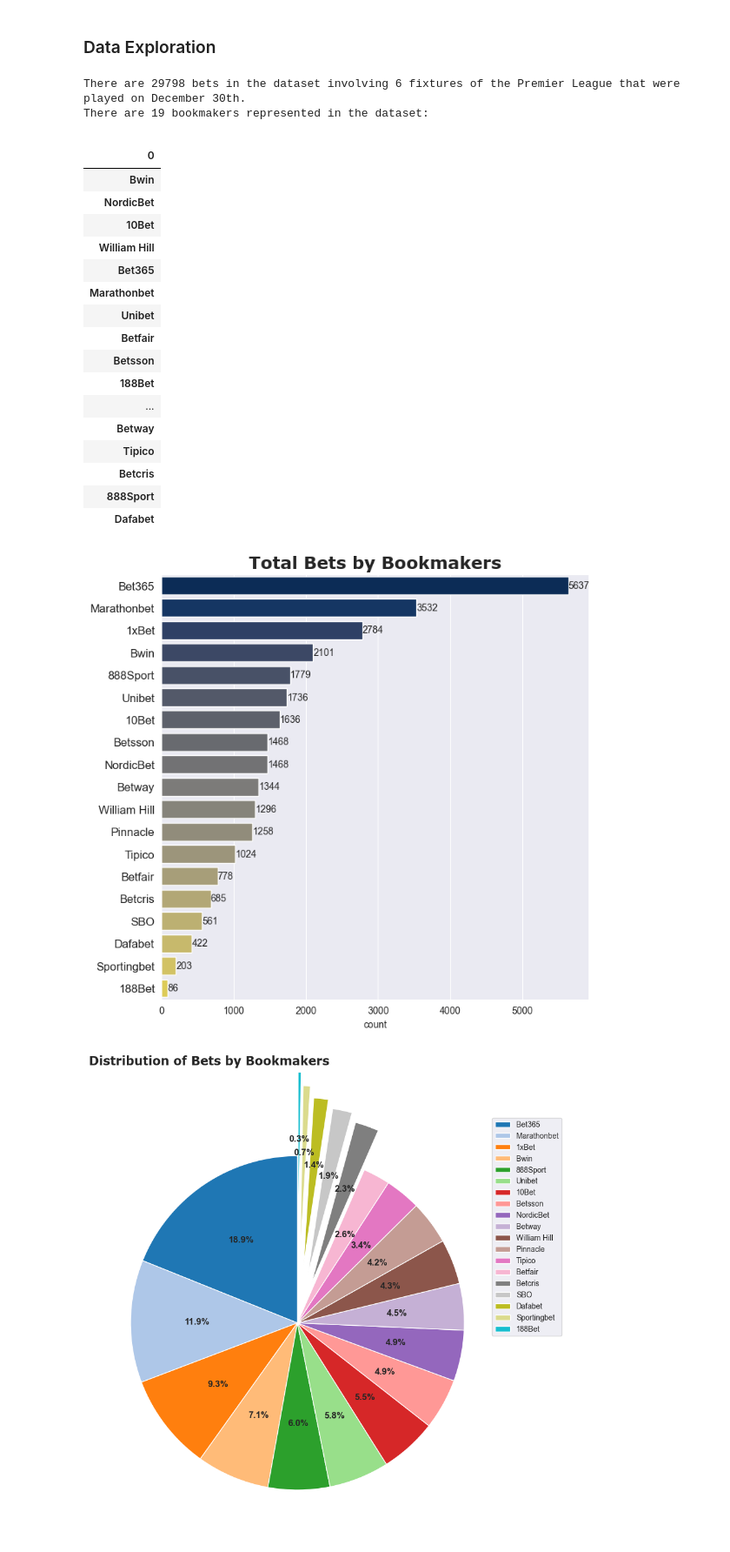
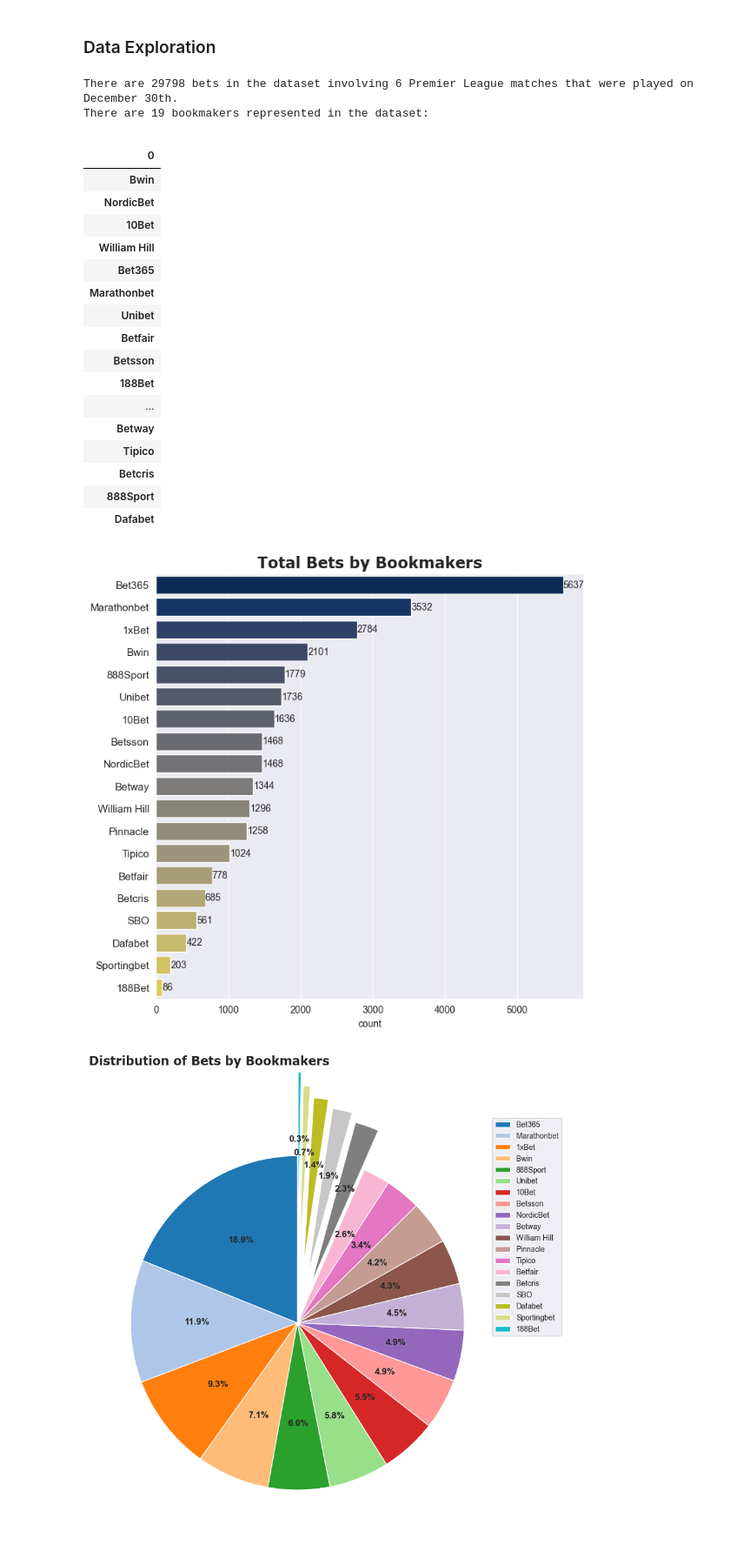
Before and after one commit to tamasmocsanyi/project1, a Jupyter notebook: bets _project.ipynb, the cells around one changed output. Shown at 87% size. Drawn from its saved outputs; the diff is of its cells as text; code cells hidden in the pictures.

```diff
--- a/bets _project.ipynb
+++ b/bets _project.ipynb
@@ -90,11 +90,11 @@ df.rename(columns={'fixture.id':'fixture_id',
 # %% [markdown]
 ### Data Exploration
 # %%
-print(f'There are {df.shape[0]} bets in the dataset involving {df.fixture_id.nunique()} fixtures of the Premier League that were played on December 30th.')
+print(f'There are {df.shape[0]} bets in the dataset involving {df.fixture_id.nunique()} Premier League matches that were played on December 30th.')
 print(f'There are {df.bookmaker.nunique()} bookmakers represented in the dataset:')
 pd.DataFrame(df.bookmaker.unique()).set_index(0)
 # %% [output]
-There are 29798 bets in the dataset involving 6 fixtures of the Premier League that were played on December 30th.
+There are 29798 bets in the dataset involving 6 Premier League matches that were played on December 30th.
 There are 19 bookmakers represented in the dataset:
 |  |
 | 0 |
@@ -117,18 +117,18 @@ There are 19 bookmakers represented in the dataset:
 # %%
 total_bets = df['bookmaker'].value_counts().reset_index()
 
 plt.figure(figsize=(8, 8))
 sns.set_style('darkgrid')
 ax=sns.barplot(x='count', y='bookmaker',data=total_bets, palette='cividis',hue='bookmaker')
 for p in ax.patches:
-    ax.annotate(f'{p.get_width():.0f}', (p.get_width(), p.get_y() + p.get_height() / 2),
+    ax.annotate(f'{p.get_width():.0f}', (p.get_width(), p.get_y() + p.get_height()/2),
                 va='center')
 plt.ylabel(None)
-plt.title('Total Bets by Bookmakers',fontdict={'fontsize':18,'fontweight':'bold','fontfamily':'Verdana'})
-ax.tick_params(axis='y', labelsize=12)
+plt.title('Total Bets by Bookmakers',fontdict={'fontsize':16,'fontweight':'bold','fontfamily':'Verdana'})
+ax.tick_params(axis='y', labelsize=11)
 plt.show()
 # %% [output]
-[figure, old version]
+[figure, new version]
 # %%
 total_bets2 = df['bookmaker'].value_counts()
 
```
Also changed, not shown: parts of 7 cells of this notebook, 1 other file.
